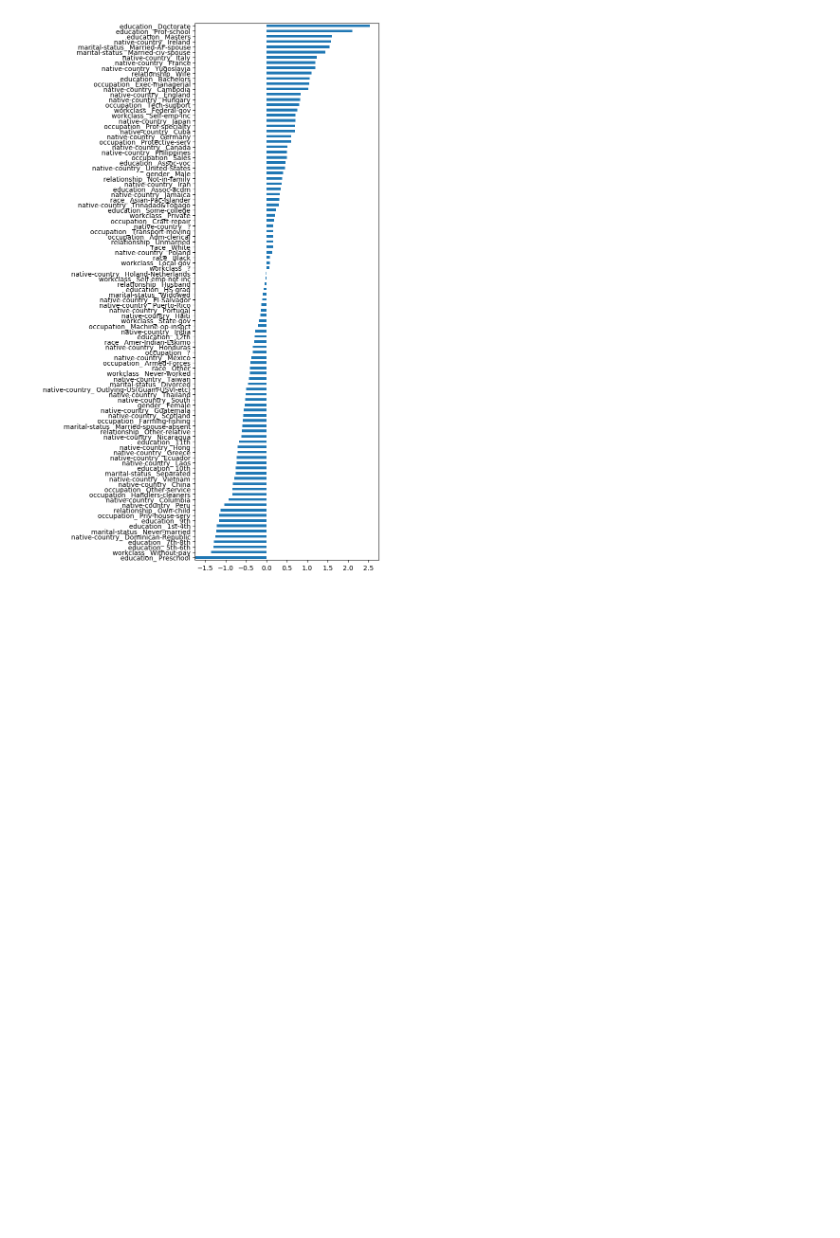
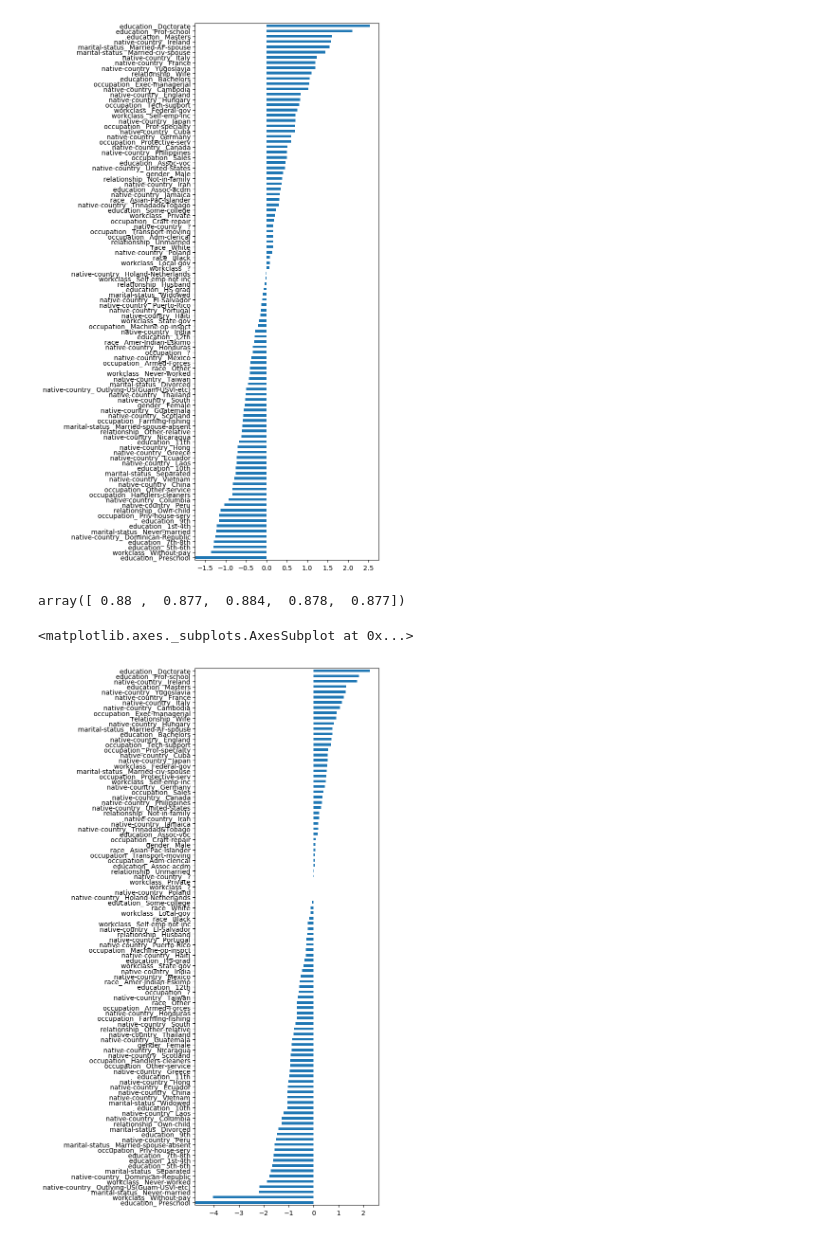
Before and after one commit to amueller/applied_ml_spring_2017, a Jupyter notebook: slides/aml-13-adult-census.ipynb, the cells around one changed output. Drawn from its saved outputs; the diff is of its cells as text; code cells hidden in the pictures; blank space fills up the shorter version.

```diff
--- a/slides/aml-13-adult-census.ipynb
+++ b/slides/aml-13-adult-census.ipynb
@@ -171,8 +190,8 @@ data_train['native-country'].value_counts()
  Holand-Netherlands                1
 Name: native-country, dtype: int64
 # %%
-from sklearn.preprocessing import OneHotEncoder
-data_train_cat_dummies = pd.get_dummies(data_train[categorical], columns=categorical)
+data_train_cat_dummies = pd.get_dummies(data_train[categorical],
+                                        columns=categorical)
 # %%
 cross_val_score(LogisticRegressionCV(), data_train_cat_dummies, income_train, cv=5, scoring="roc_auc")
 # %% [output]
@@ -187,7 +210,19 @@ coef.sort_values().plot(kind="barh")
 <matplotlib.axes._subplots.AxesSubplot at 0x...>
 [figure]
 # %%
-cross_val_score(LogisticRegressionCV(solver='liblinear', penalty='l1'), data_train_cat_dummies, income_train, cv=5, scoring="roc_auc")
+cross_val_score(LogisticRegressionCV(solver='liblinear', penalty='l1'),
+                data_train_cat_dummies, income_train, cv=5, scoring="roc_auc")
+# %% [output]
+array([ 0.88 ,  0.877,  0.884,  0.878,  0.877])
+# %%
+lrl1 = LogisticRegressionCV(solver='liblinear', penalty='l1').fit(data_train_cat_dummies, income_train)
+# %%
+plt.figure(figsize=(5, 15))
+coef = pd.Series(lrl1.coef_.ravel(), index=data_train_cat_dummies.columns)
+coef.sort_values().plot(kind="barh")
+# %% [output]
+<matplotlib.axes._subplots.AxesSubplot at 0x...>
+[figure, added]
 # %%
 data_train_dummies = pd.get_dummies(data_train)
 # %%
```
Also changed, not shown: parts of 17 cells of this notebook, 2 other files.
